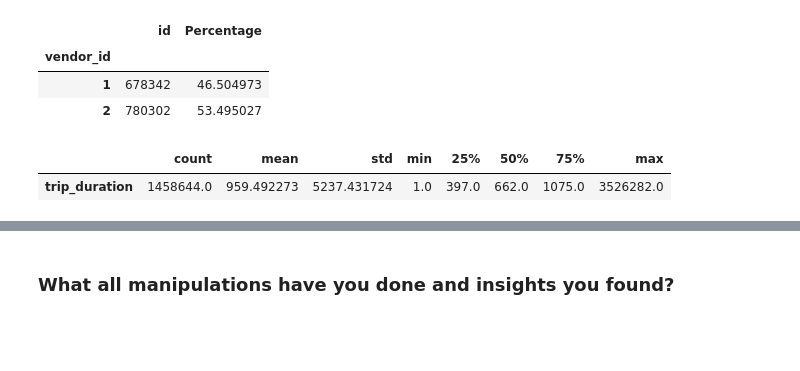
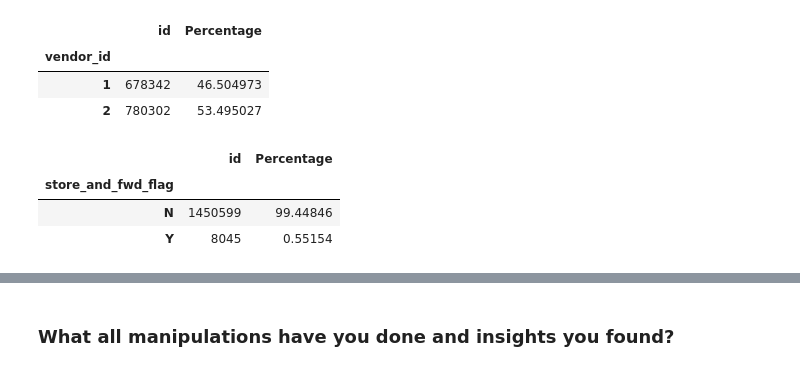
Before and after one commit to PrashantShrivastava1612/NYC-Taxi-Trip-Time-Prediction, a Jupyter notebook: NYC_Taxi_Trip_Time_Prediction.ipynb, the cells around one changed output, grey strips where cells are left out. Drawn from its saved outputs; the diff is of its cells as text; code cells hidden in the pictures; blank space fills up the shorter version.

Commit message:
Performed data wrangling and introduced multiple variables for gaining better insights.

```diff
--- a/NYC_Taxi_Trip_Time_Prediction.ipynb
+++ b/NYC_Taxi_Trip_Time_Prediction.ipynb
@@ -294,9 +295,3 @@ vendor_df
 | vendor_id |  |  |
 | 1 | 678342 | 46.504973 |
 | 2 | 780302 | 53.495027 |
-# %%
-#how trip_duration is spread across the dataset
-pd.DataFrame(df['trip_duration'].describe()).transpose()
-# %% [output]
-|  | count | mean | std | min | 25% | 50% | 75% | max |
-| trip_duration | 1458644.0 | 959.492273 | 5237.431724 | 1.0 | 397.0 | 662.0 | 1075.0 | 3526282.0 |
@@ -304,0 +298,10 @@ pd.DataFrame(df['trip_duration'].describe()).transpose()
+# %%
+#what is the distribution for store_and_fwd_flag variable
+flag_var_df=pd.DataFrame(df.groupby('store_and_fwd_flag').id.count())
+flag_var_df.insert(1,'Percentage',[i*100/flag_var_df.id.sum() for i in flag_var_df['id']])
+flag_var_df
+# %% [output]
+|  | id | Percentage |
+| store_and_fwd_flag |  |  |
+| N | 1450599 | 99.44846 |
+| Y | 8045 | 0.55154 |
```
Also changed, not shown: parts of 13 cells of this notebook.
